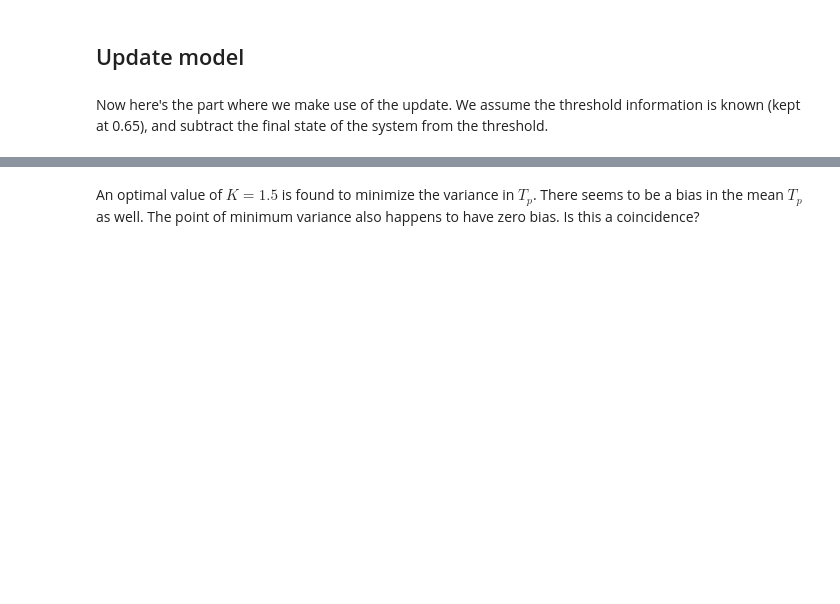
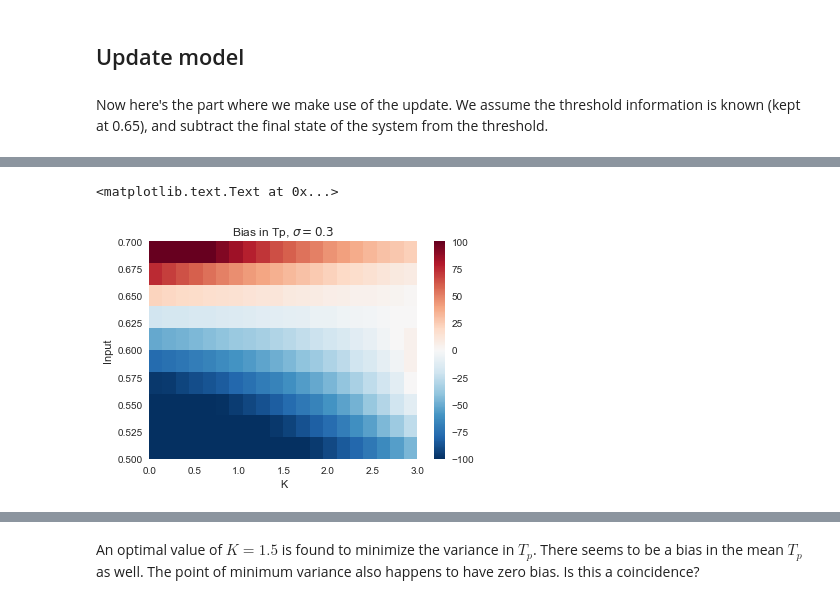
Before and after one commit to nhat-le/Noisy-Mutual-Inhibition, a Jupyter notebook: two_neuron_cascade.ipynb, the cells around one changed output, grey strips where cells are left out. Saved outputs shown, nothing was run; the diff lists cells and outputs as text; code cells hidden in the pictures; blank space fills up the shorter version.

```diff
--- a/two_neuron_cascade.ipynb
+++ b/two_neuron_cascade.ipynb
@@ -229,42 +222,30 @@ def simulate_two_modules(ntrials, nsteps, theta, K, threshold)
 # %%
 # Two modules
-ntrials = 1000
-nsteps = 3000
-theta = 0.65 # This makes mean = 400
-threshold = 0.65
-
-state_dict = {'u': np.array([0.7] * ntrials), 'v': np.array([0.2] * ntrials)}
-
 varlst = []
 meanlst = []
-Klst = np.linspace(1, 3, 20)
+Klst = np.linspace(0, 3, 20)
+thetalst = np.linspace(0.5, 0.7, 10)
 meanlst = np.zeros((10, 20))
 varlst = np.zeros((10, 20))
 
-for idtheta, theta in enumerate(np.linspace(0.6, 0.7, 10)):
+for idtheta, theta in enumerate(thetalst):
     print('theta = ', theta)
     for idK, K in enumerate(Klst):
-        param_dict_module = {'Wut': 6, 'Wvt': 6, 'Wuv': 6, 'Wvu': 6,
-                  'theta': theta, 'tau': 100, 'dt': 1, 'ext': 0, 'sigma': 0.3}
         # Module 1
         print('    K = ', K)
-        param_dict_module['theta'] = theta # Initial theta
-        state_dict = {'u': np.array([0.7] * ntrials), 'v': np.array([0.2] * ntrials)}
-        ulst_noise_sigma1, vlst_noise_sigma1 = simulate_u_v_exp_multi(state_dict, param_dict_module, nsteps)
-
-        decision_sigma1 = ulst_noise_sigma1 - vlst_noise_sigma1
+        module1 = TwoNeuronModule(Wut=6, Wuv=6, Wvt=6, Wvu=6, theta=theta, tau=100, dt=1,
+                         sigma_mu=0, sigma_sigma=0.3, threshold=0.65, K=K)
+        ulst_noise_sigma1, vlst_noise_sigma1 = module1.simulate_full_trial(0.7, 0.2, 1000, 3000)
+        decision_sigma1 = module1.get_decision_v()
 
         # Module 2 with correction
-        theta2 = theta + K * (decision_sigma1[199] - threshold)
+        theta2 = theta + module1.get_feedback(199) #K * (decision_sigma1[199] - threshold)
+        module2 = TwoNeuronModule(Wut=6, Wuv=6, Wvt=6, Wvu=6, theta=theta2, tau=100, dt=1,
+                         sigma_mu=0, sigma_sigma=0.3, threshold=0.65, K=K)
+        ulst_noise_sigma2, vlst_noise_sigma2 = module2.simulate_full_trial(0.7, 0.2, 1000, 3000)
+        times_lst_sigma = module1.find_tp() + module2.find_tp()
 
-        param_dict_module['theta'] = theta2
-        ulst_noise_sigma2, vlst_noise_sigma2 = simulate_u_v_exp_multi(state_dict, param_dict_module, nsteps)
-
-        decision_sigma2 = ulst_noise_sigma2 - vlst_noise_sigma2
-        times_lst_sigma1 = get_times_lst_from_decision_v(decision_sigma1, threshold)
-        times_lst_sigma2 = get_times_lst_from_decision_v(decision_sigma2, threshold)
-        times_lst_sigma = times_lst_sigma1 + times_lst_sigma2
+        #meanlst.append(np.mean(times_lst_sigma))
         #varlst.append(np.std(times_lst_sigma))
-        #meanlst.append(np.mean(times_lst_sigma))
         meanlst[idtheta, idK] = np.mean(times_lst_sigma)
         varlst[idtheta, idK] = np.std(times_lst_sigma)
@@ -271,12 +270,15 @@ for idtheta, theta in enumerate(np.linspace(0.6, 0.7, 10)):
 # %%
 plt.imshow(np.flipud(meanlst - 400), cmap='RdBu_r', aspect='auto', \
-           vmin=-60, vmax=60, extent=[0, 3, 0.5, 0.6])
+           extent=[0, 3, 0.5, 0.7], vmin=-100, vmax=100)
 plt.grid(False)
 plt.colorbar()
 plt.xlabel('K')
 plt.ylabel('Input')
 plt.title(r'Bias in Tp, $\sigma=0.3$')
 #save_safe('bias_two_modules_sigma_0_3.pdf')
+# %% [output]
+<matplotlib.text.Text at 0x...>
+[figure, added]
 # %%
 plt.imshow(np.flipud(varlst), cmap='hot', aspect='auto', extent=[0, 3, 0.5, 0.6])
 plt.colorbar()
```
Also changed, not shown: parts of 30 cells of this notebook.
